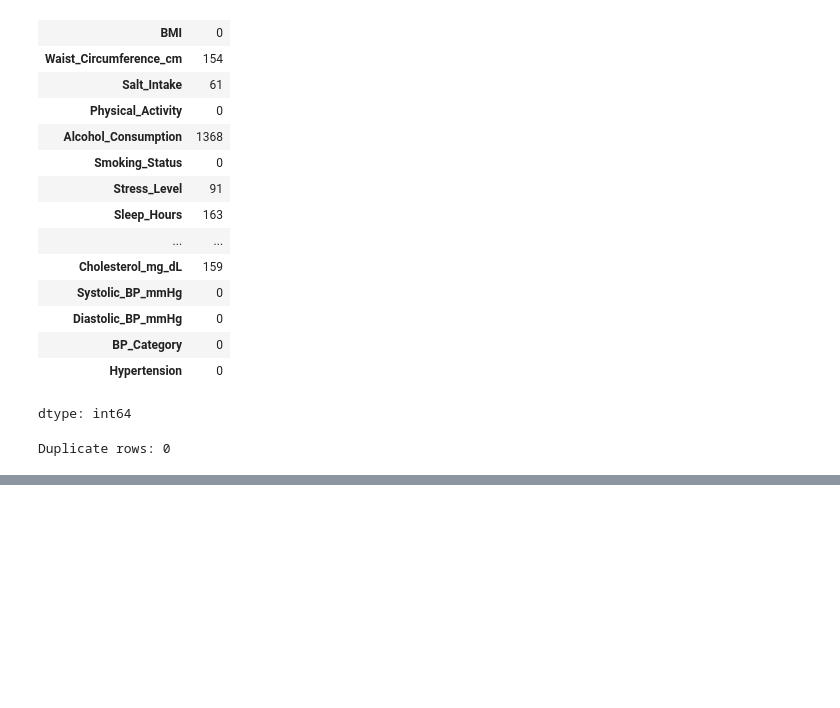
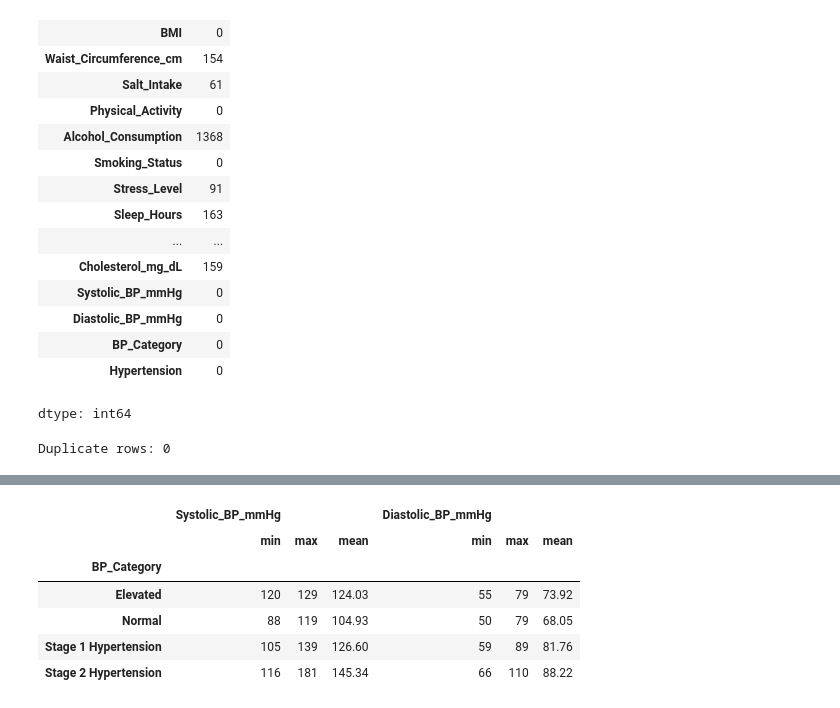
Before and after one commit to KarunaBaruwal/CMP7005-Hypertension-Analytics, a Jupyter notebook: CMP7005_Hypertension_Analysis.ipynb, the cells around one changed output, grey strips where cells are left out. Drawn from its saved outputs; the diff is of its cells as text; code cells hidden in the pictures; blank space fills up the shorter version.

```diff
--- a/CMP7005_Hypertension_Analysis.ipynb
+++ b/CMP7005_Hypertension_Analysis.ipynb
@@ -77,0 +251,13 @@ Duplicate rows: 0
+# %%
+
+df.groupby('BP_Category')[
+    ['Systolic_BP_mmHg', 'Diastolic_BP_mmHg']
+].agg(['min', 'max', 'mean']).round(2)
+# %% [output]
+|  | Systolic_BP_mmHg |  |  | Diastolic_BP_mmHg |  |  |
+|  | min | max | mean | min | max | mean |
+| BP_Category |  |  |  |  |  |  |
+| Elevated | 120 | 129 | 124.03 | 55 | 79 | 73.92 |
+| Normal | 88 | 119 | 104.93 | 50 | 79 | 68.05 |
+| Stage 1 Hypertension | 105 | 139 | 126.60 | 59 | 89 | 81.76 |
+| Stage 2 Hypertension | 116 | 181 | 145.34 | 66 | 110 | 88.22 |
```
Also changed, not shown: parts of 12 cells of this notebook.
